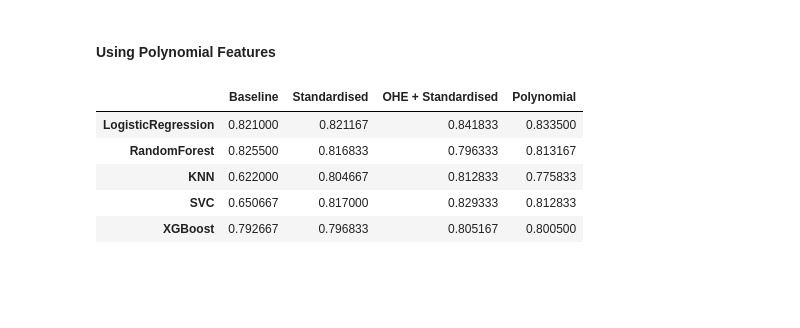
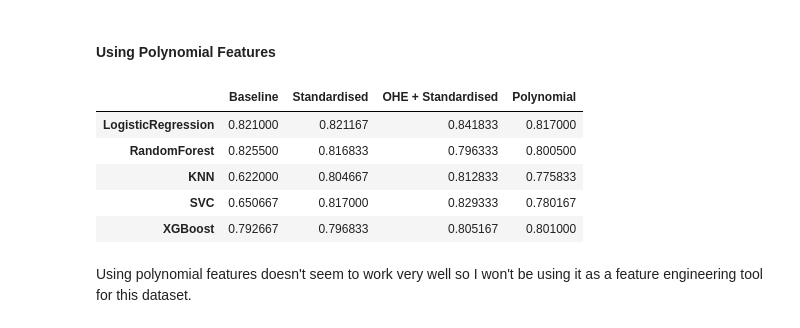
Before and after one commit to Zenoix/Heart-Disease-Dataset, a Jupyter notebook: notebook.ipynb, the cells around one changed output. Saved outputs shown, nothing was run; the diff lists cells and outputs as text; code cells hidden in the pictures; blank space fills up the shorter version.

Commit message:
Finished data engineering

```diff
--- a/notebook.ipynb
+++ b/notebook.ipynb
@@ -560,34 +560,42 @@ With the one hot encoding, we get increased accuracy for all of the models (exce
 #### Using Polynomial Features
 # %%
 from sklearn.preprocessing import PolynomialFeatures
+from sklearn.compose import make_column_selector
 
 continuous_variables = ["age", "rest_bp", "cholesterol",
                         "max_heart_rate", "exercise_st_depression"]
-
-cont_transformer = make_pipeline(PolynomialFeatures(interaction_only=True), StandardScaler())
+cont_transformer = make_pipeline(StandardScaler())
 
 categorical_variables = ["chest_pain_type", "rest_ecg", "exercise_st_slope", "n_vessels_fluoro"]
 cat_transformer = make_pipeline(OneHotEncoder())
 
+X_poly = X_train.copy()
+for x in (poly_variables := categorical_variables[1:]):
+    X_poly[x + "_copy"] = X_train[x]
+poly_transformer = make_pipeline(PolynomialFeatures(interaction_only=True), StandardScaler())
+
 preprocessor = make_column_transformer(
                                         (cat_transformer, categorical_variables),
                                         (cont_transformer, continuous_variables),
+                                        (poly_transformer, make_column_selector(pattern=r".+_copy")),
                                         remainder="passthrough")
 
 skf = StratifiedKFold(n_splits=10)
 scores = {}
 
 for model_name, model in models.items():
     pipe = make_pipeline(preprocessor, model)
-    score = cross_val_score(pipe, X_train, y_train,
+    score = cross_val_score(pipe, X_poly, y_train,
                             cv=skf, scoring="accuracy")
     scores[model_name] = score.mean()
 model_scores["Polynomial"] = scores.values()
 model_scores
 # %% [output]
 |  | Baseline | Standardised | OHE + Standardised | Polynomial |
-| LogisticRegression | 0.821000 | 0.821167 | 0.841833 | 0.833500 |
-| RandomForest | 0.825500 | 0.816833 | 0.796333 | 0.813167 |
+| LogisticRegression | 0.821000 | 0.821167 | 0.841833 | 0.817000 |
+| RandomForest | 0.825500 | 0.816833 | 0.796333 | 0.800500 |
 | KNN | 0.622000 | 0.804667 | 0.812833 | 0.775833 |
-| SVC | 0.650667 | 0.817000 | 0.829333 | 0.812833 |
-| XGBoost | 0.792667 | 0.796833 | 0.805167 | 0.800500 |
+| SVC | 0.650667 | 0.817000 | 0.829333 | 0.780167 |
+| XGBoost | 0.792667 | 0.796833 | 0.805167 | 0.801000 |
+# %% [markdown]
+Using polynomial features doesn't seem to work very well so I won't be using it as a feature engineering tool for this dataset.
```
Also changed, not shown: parts of 3 cells of this notebook.
